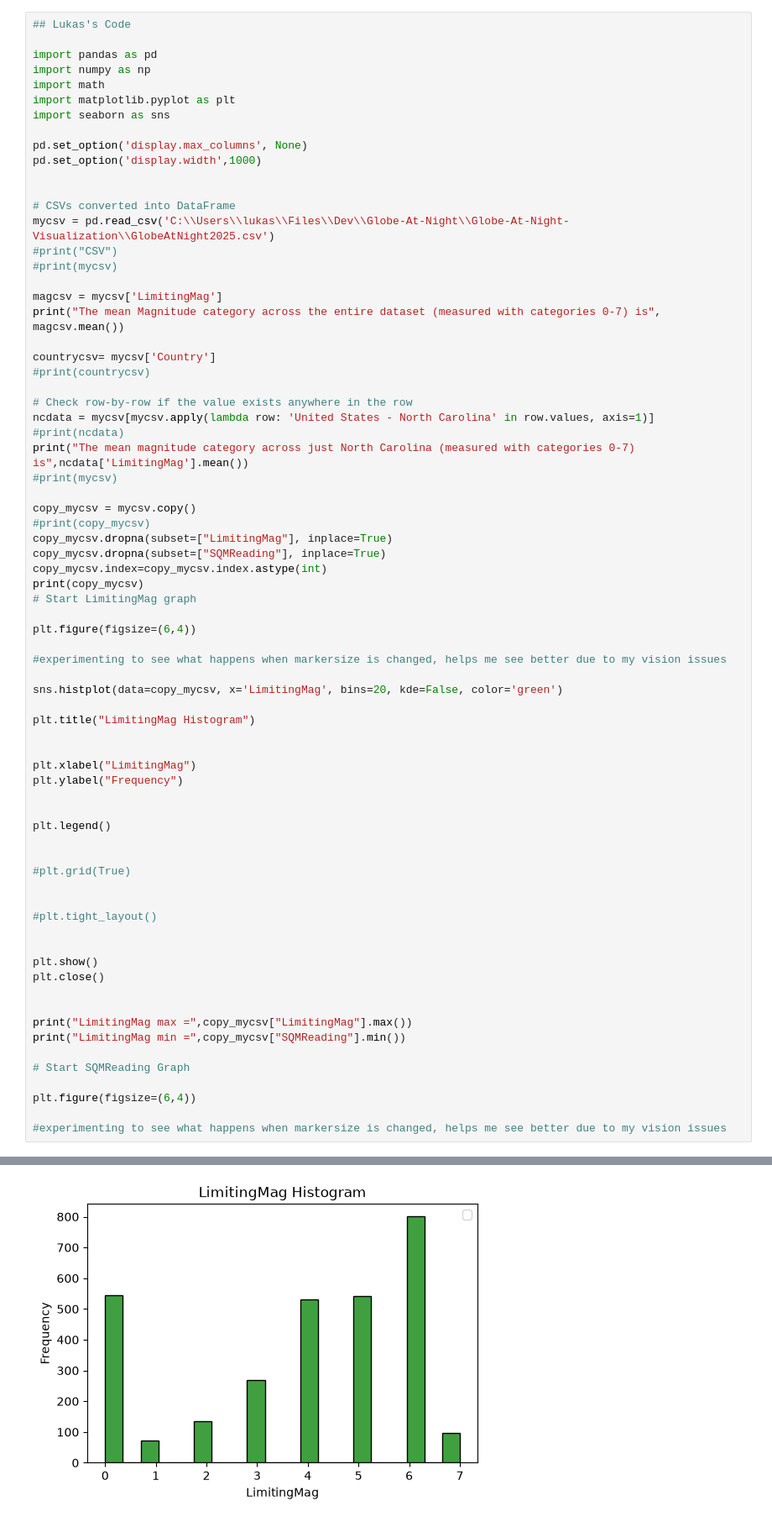
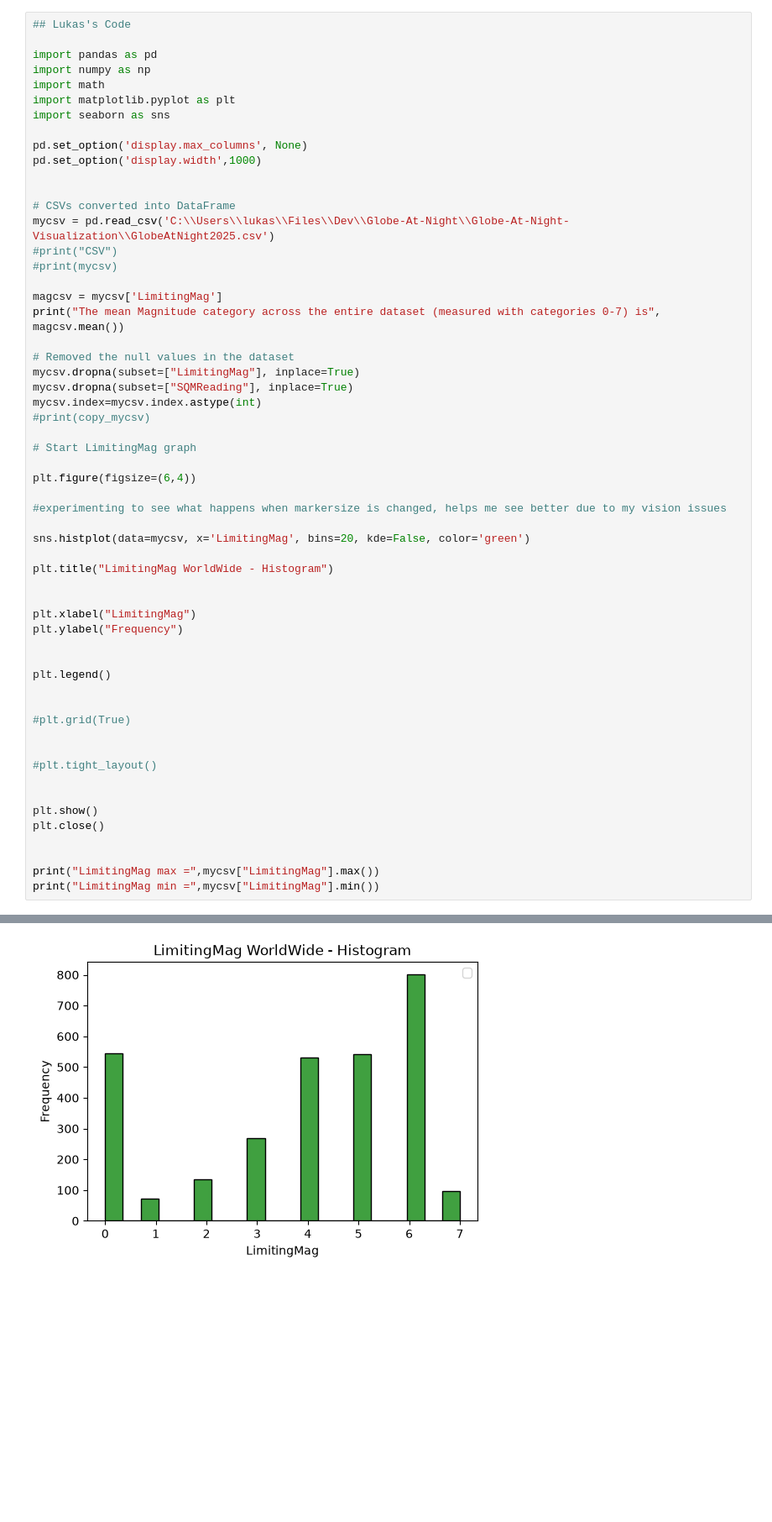
Before and after one commit to lslipka/Globe-At-Night-Visualization, a Jupyter notebook: Visualization.ipynb, the cells around one changed output, grey strips where cells are left out. Shown at 84% size. Saved outputs shown, nothing was run; the diff lists cells and outputs as text; blank space fills up the shorter version.

```diff
--- a/Visualization.ipynb
+++ b/Visualization.ipynb
@@ -19,30 +19,21 @@ mycsv = pd.read_csv('C:\\Users\\lukas\\Files\\Dev\\Globe-At-Night\\Globe-At-Nigh
 magcsv = mycsv['LimitingMag']
 print("The mean Magnitude category across the entire dataset (measured with categories 0-7) is", magcsv.mean())
 
-countrycsv= mycsv['Country']
-#print(countrycsv)
+# Removed the null values in the dataset
+mycsv.dropna(subset=["LimitingMag"], inplace=True)
+mycsv.dropna(subset=["SQMReading"], inplace=True)
+mycsv.index=mycsv.index.astype(int)
+#print(copy_mycsv)
 
-# Check row-by-row if the value exists anywhere in the row
-ncdata = mycsv[mycsv.apply(lambda row: 'United States - North Carolina' in row.values, axis=1)]
-#print(ncdata)
-print("The mean magnitude category across just North Carolina (measured with categories 0-7) is",ncdata['LimitingMag'].mean())
-#print(mycsv)
-
-copy_mycsv = mycsv.copy()
-#print(copy_mycsv)
-copy_mycsv.dropna(subset=["LimitingMag"], inplace=True)
-copy_mycsv.dropna(subset=["SQMReading"], inplace=True)
-copy_mycsv.index=copy_mycsv.index.astype(int)
-print(copy_mycsv)
 # Start LimitingMag graph
 
 plt.figure(figsize=(6,4))
 
 #experimenting to see what happens when markersize is changed, helps me see better due to my vision issues
 
-sns.histplot(data=copy_mycsv, x='LimitingMag', bins=20, kde=False, color='green')
+sns.histplot(data=mycsv, x='LimitingMag', bins=20, kde=False, color='green')
 
-plt.title("LimitingMag Histogram")
+plt.title("LimitingMag WorldWide - Histogram")
 
 
 plt.xlabel("LimitingMag")
@@ -62,13 +53,7 @@ plt.show()
 plt.close()
 
 
-print("LimitingMag max =",copy_mycsv["LimitingMag"].max())
-print("LimitingMag min =",copy_mycsv["SQMReading"].min())
-
-# Start SQMReading Graph
-
-plt.figure(figsize=(6,4))
-
-#experimenting to see what happens when markersize is changed, helps me see better due to my vision issues
+print("LimitingMag max =",mycsv["LimitingMag"].max())
+print("LimitingMag min =",mycsv["LimitingMag"].min())
 # %% [output]
 The mean Magnitude category across the entire dataset (measured with categories 0-7) is 2.404342635427548
@@ -90,2 +60,2 @@ The mean magnitude category across just North Carolina (measured with categories
-[figure, old version]
+[figure, new version]
 LimitingMag max = 7
```
Also changed, not shown: parts of 3 cells of this notebook.
